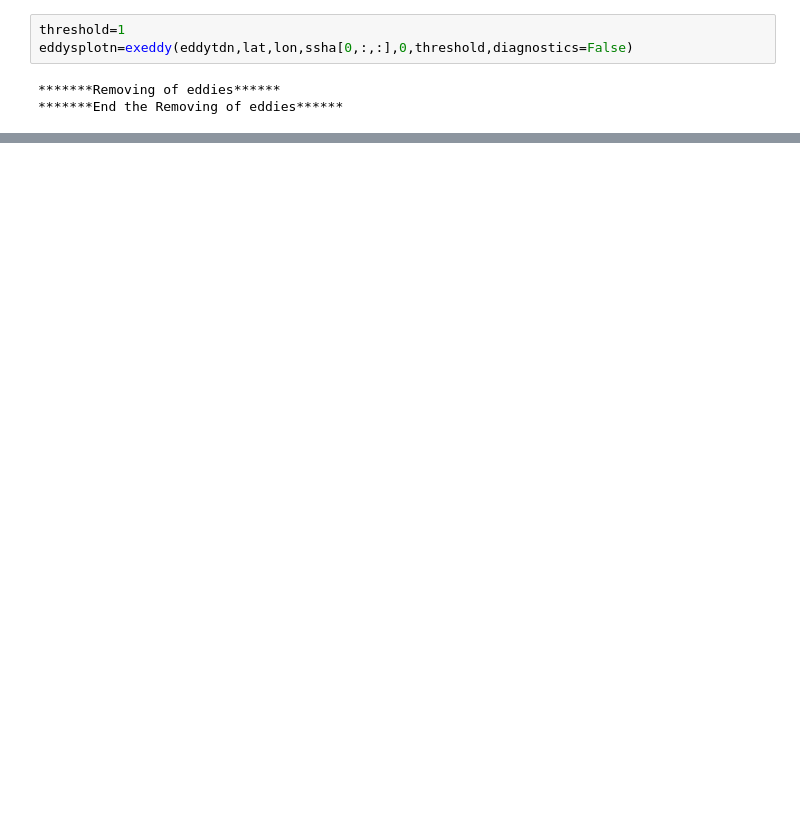
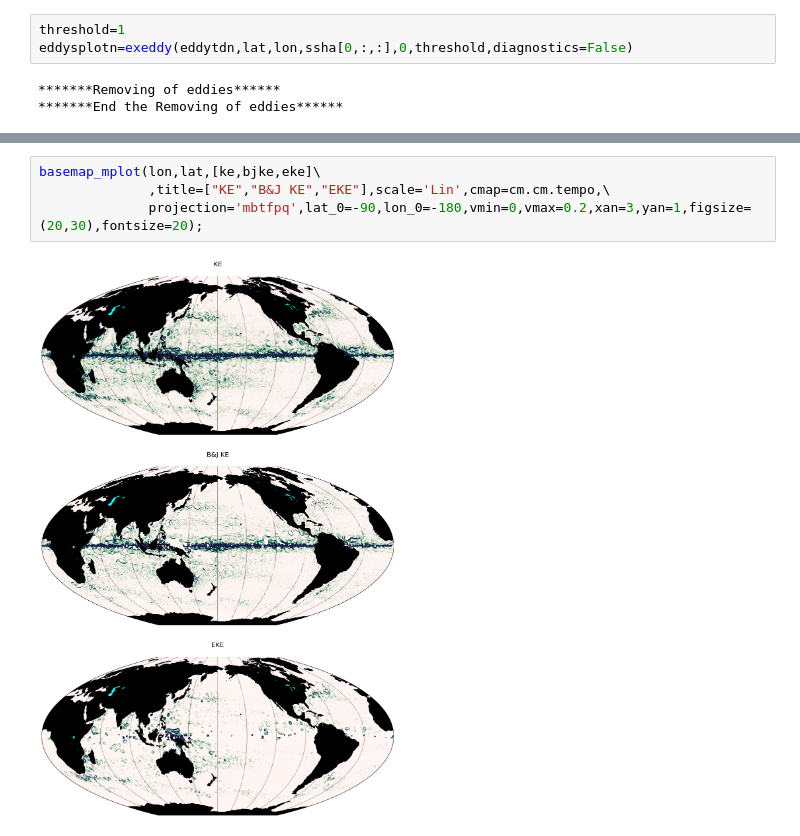
Before and after one commit to amoliu/trackeddy, a Jupyter notebook: examples/ONE_STEP_eddies_ssha_satellite.ipynb, the cells around one changed output, grey strips where cells are left out. Saved outputs shown, nothing was run; the diff lists cells and outputs as text; blank space fills up the shorter version.

```diff
--- a/examples/ONE_STEP_eddies_ssha_satellite.ipynb
+++ b/examples/ONE_STEP_eddies_ssha_satellite.ipynb
@@ -66,0 +105,6 @@ basemap_mplot(lon,lat,[ssha[0,:,:],ssha[0,:,:]-eddysplot-eddysplotn,eddysplotn,e
+# %%
+basemap_mplot(lon,lat,[ke,bjke,eke]\
+              ,title=["KE","B&J KE","EKE"],scale='Lin',cmap=cm.cm.tempo,\
+              projection='mbtfpq',lat_0=-90,lon_0=-180,vmin=0,vmax=0.2,xan=3,yan=1,figsize=(20,30),fontsize=20);
+# %% [output]
+[figure, added]
```
Also changed, not shown: parts of 16 cells of this notebook, 11 other files.
